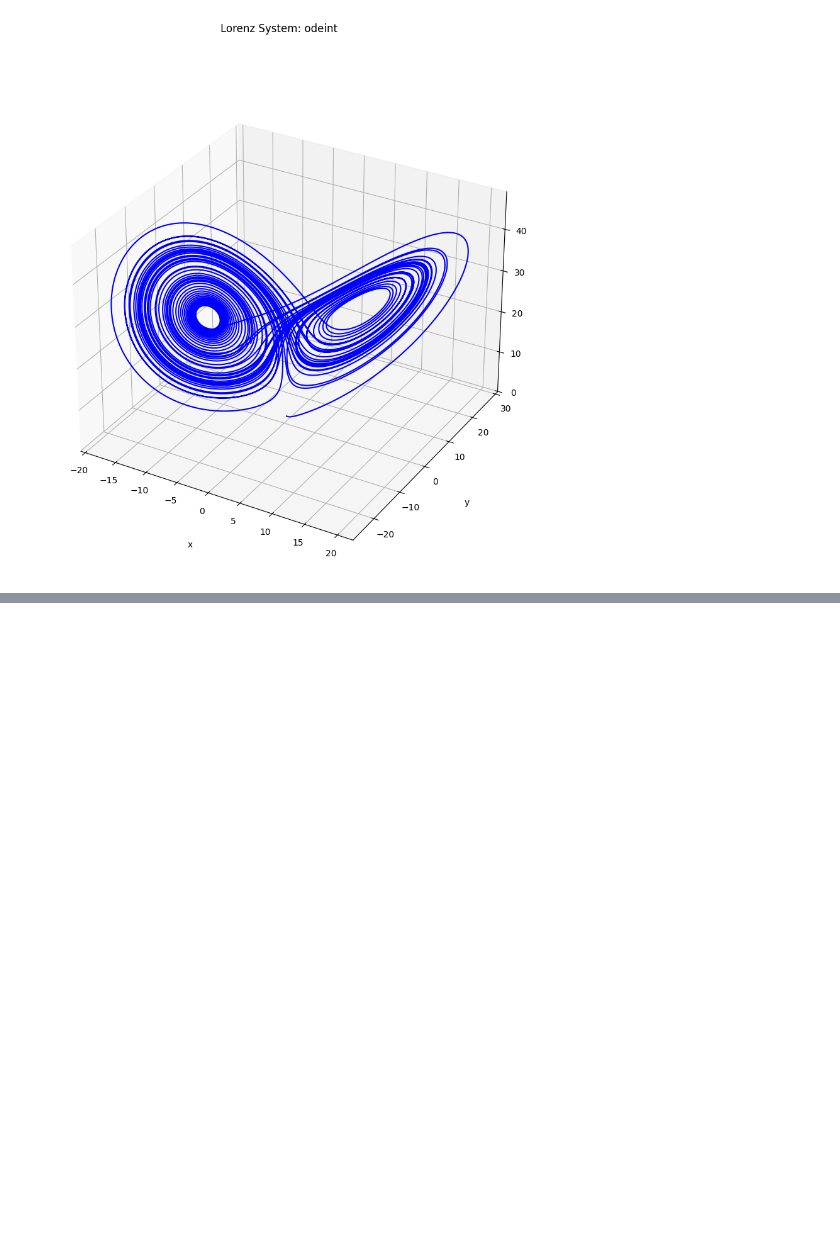
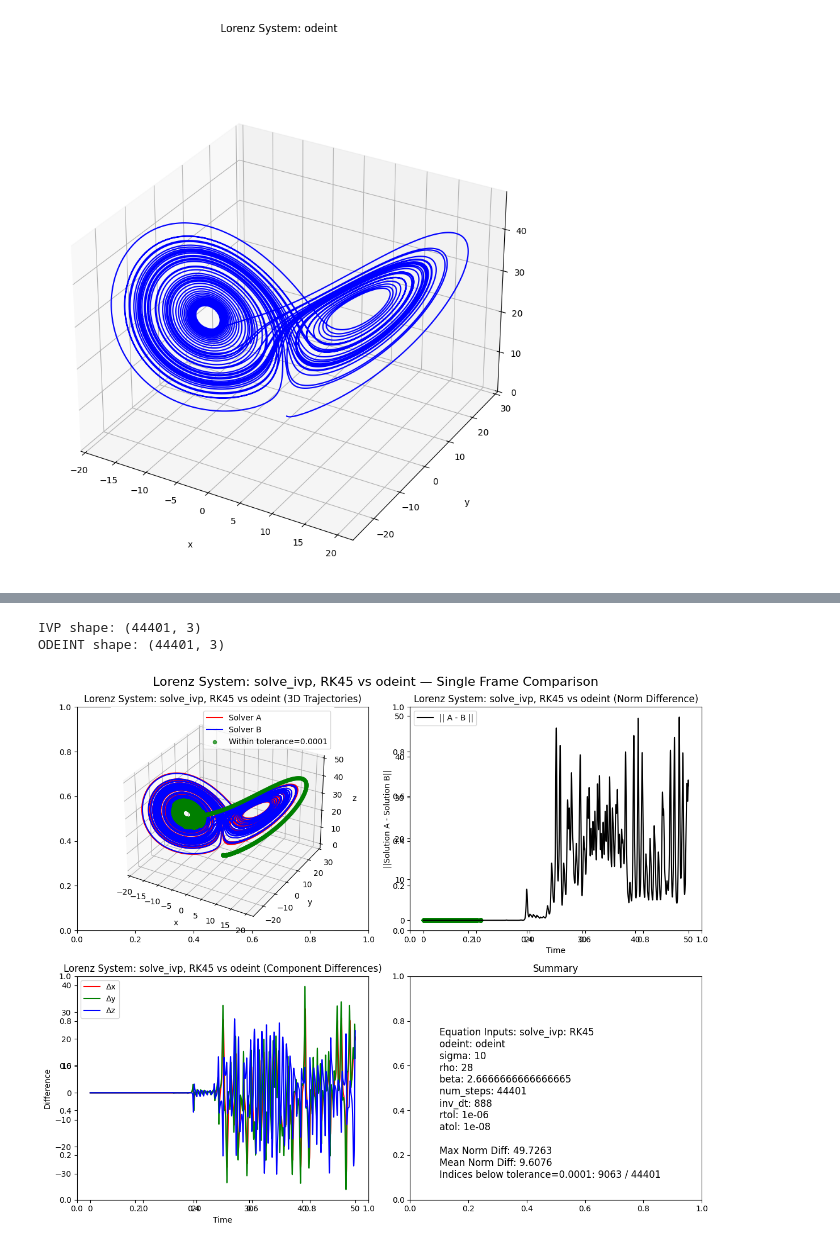
Before and after one commit to peterdresslar/scipy-differential, a Jupyter notebook: Page2.ipynb, the cells around one changed output, grey strips where cells are left out. Saved outputs shown, nothing was run; the diff lists cells and outputs as text; code cells hidden in the pictures; blank space fills up the shorter version.

```diff
--- a/Page2.ipynb
+++ b/Page2.ipynb
@@ -331,0 +182,48 @@ HBox(children=(Play(value=888, description='Press play', interval=50, max=44401,
+# %%
+import os
+import sys
+divergence_static_path = os.path.abspath(os.path.join('divergence_static.py'))
+if divergence_static_path not in sys.path:
+    sys.path.append(divergence_static_path)
+from divergence_static import plot_ode_solves_comparison_static  # lengthy plotting code, elsewhere in this project repo.
+
+
+tolerance = 1e-4
+
+# before we do our comparison, it will be far easier to convert our two solutions into a format that can be plotted.
+# our target format is a simple 3xN array, where N is the number of steps.
+def convert_ivp_solve_to_n_3(ivp_solve):
+    return ivp_solve.y.T  # T is our x, y, z arrays (numpy array)
+
+def convert_odeint_solve_to_n_3(odeint_solve):
+    return np.array(odeint_solve)  # numpy array
+
+# double check to make sure our solutions are in the right format
+print("IVP shape:", convert_ivp_solve_to_n_3(solution_ivp).shape)
+print("ODEINT shape:", convert_odeint_solve_to_n_3(solution_odeint).shape)
+
+# package up our params for the plot legend
+legend_dict = {
+    "solve_ivp": "RK45",
+    "odeint": "odeint",
+    "sigma": sigma,
+    "rho": rho,
+    "beta": beta,
+    "num_steps": num_steps,
+    "inv_dt": inv_dt,
+    "rtol": rtol,
+    "atol": atol
+}
+
+plt, axs = plot_ode_solves_comparison_static(
+    convert_ivp_solve_to_n_3(solution_ivp),
+    convert_odeint_solve_to_n_3(solution_odeint),
+    inv_dt,
+    tolerance=tolerance,
+    title_prefix="Lorenz System: solve_ivp, RK45 vs odeint",
+    legend_dict=legend_dict
+)
+# %% [output]
+IVP shape: (44401, 3)
+ODEINT shape: (44401, 3)
+[figure, added]
```
Also changed, not shown: parts of 3 cells of this notebook, 1 other file.
